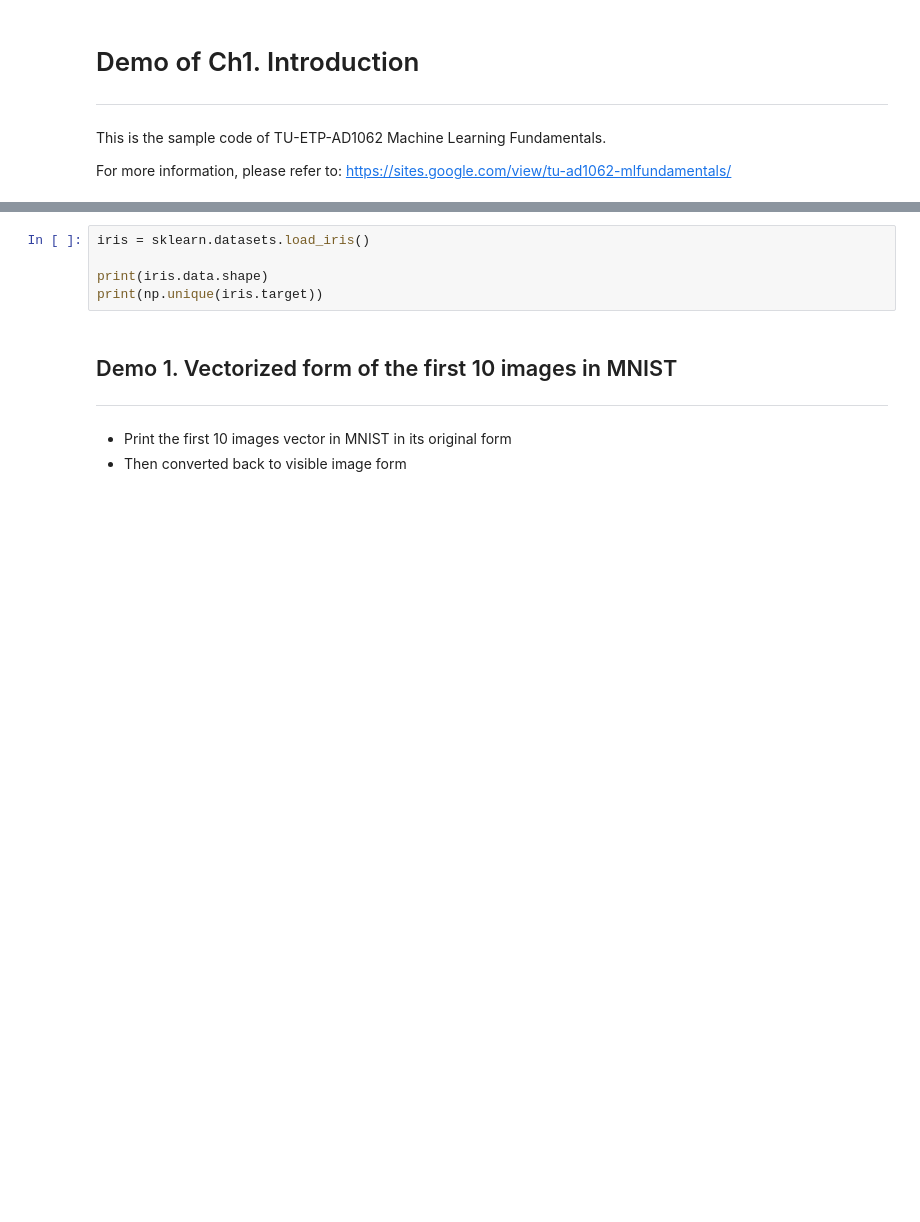
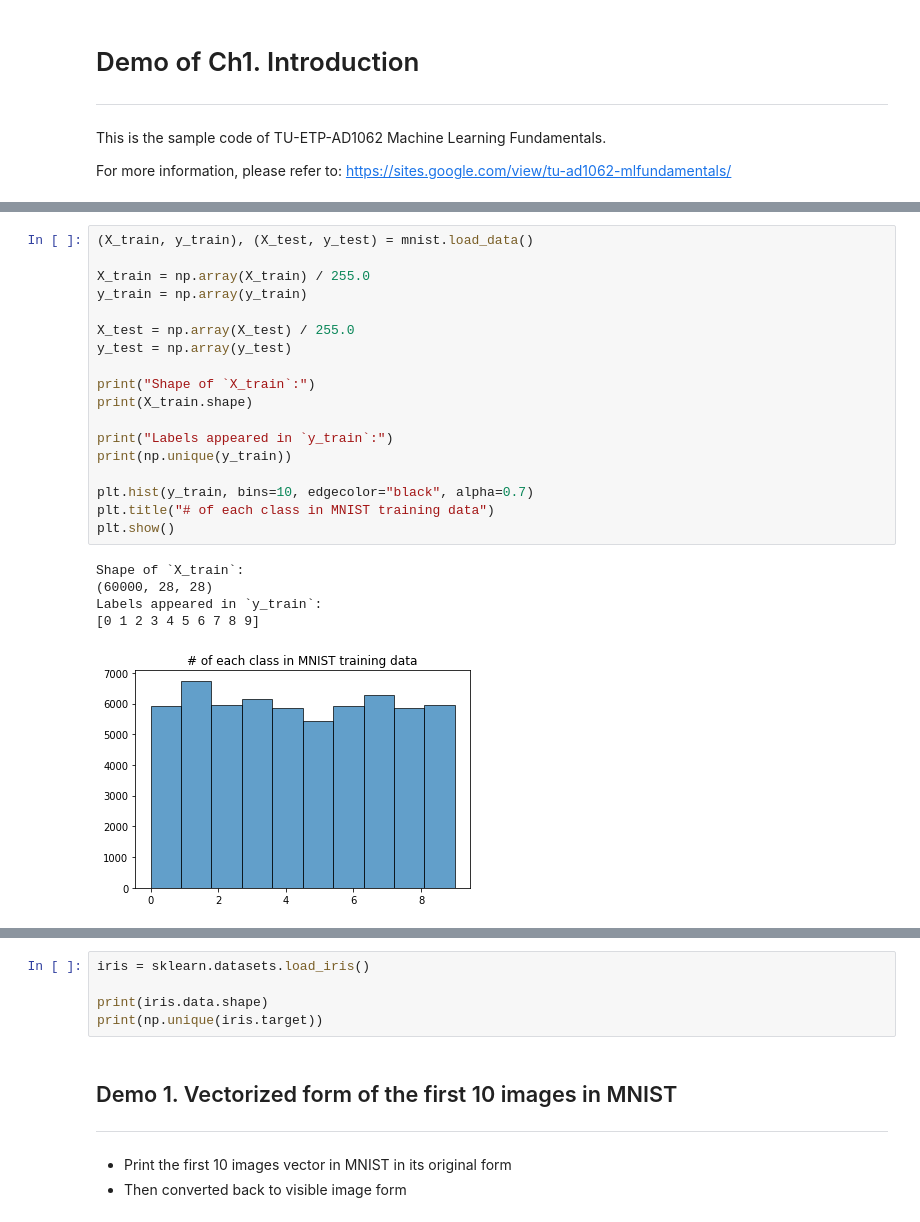
Before and after one commit to jessee-kung/tu-etp-ad1062, a Jupyter notebook: demo_01.ipynb, the cells around one changed output, grey strips where cells are left out. Saved outputs shown, nothing was run; the diff lists cells and outputs as text; blank space fills up the shorter version.

Commit message:
[demo_01] Revision with Keras MNIST due to sklearn 0.22 deprecate the built-in dataset

```diff
--- a/demo_01.ipynb
+++ b/demo_01.ipynb
@@ -23,0 +39,24 @@ import matplotlib.image as mpimg
+# %%
+(X_train, y_train), (X_test, y_test) = mnist.load_data()
+
+X_train = np.array(X_train) / 255.0
+y_train = np.array(y_train)
+
+X_test = np.array(X_test) / 255.0
+y_test = np.array(y_test)
+
+print("Shape of `X_train`:")
+print(X_train.shape)
+
+print("Labels appeared in `y_train`:")
+print(np.unique(y_train))
+
+plt.hist(y_train, bins=10, edgecolor="black", alpha=0.7)
+plt.title("# of each class in MNIST training data")
+plt.show()
+# %% [output]
+Shape of `X_train`:
+(60000, 28, 28)
+Labels appeared in `y_train`:
+[0 1 2 3 4 5 6 7 8 9]
+[figure, added]
```
Also changed, not shown: parts of 15 cells of this notebook.
